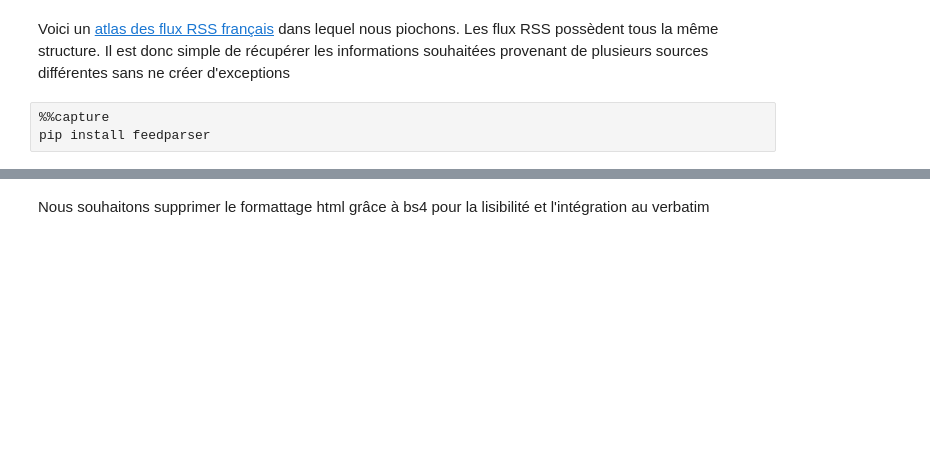
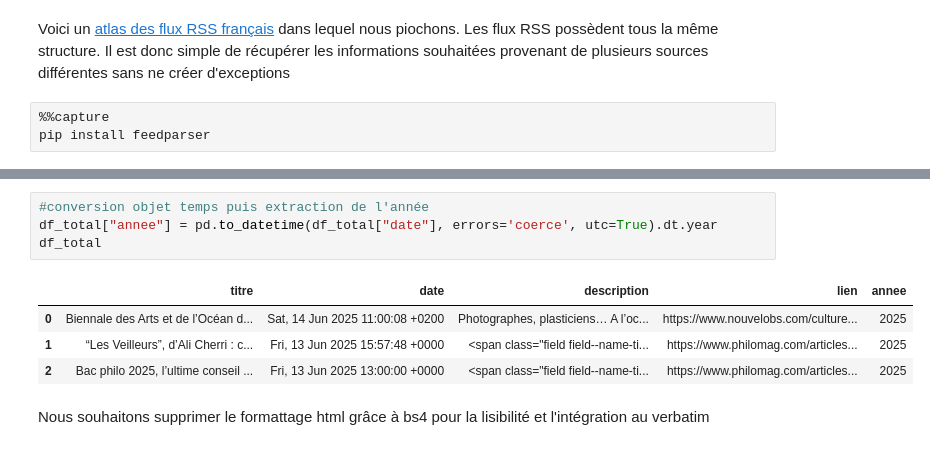
Before and after one commit to Aminata-Dev/L-observatoire-du-mot, a Jupyter notebook: rapport_explications_du_projet.ipynb, the cells around one changed output, grey strips where cells are left out. Cells and saved outputs as stored; diff of their text form; blank space fills up the shorter version.

```diff
--- a/main.ipynb
+++ b/rapport_explications_du_projet.ipynb
@@ -881,3 +903,12 @@ df_total
+# %%
+#conversion objet temps puis extraction de l'année
+df_total["annee"] = pd.to_datetime(df_total["date"], errors='coerce', utc=True).dt.year
+df_total
+# %% [output]
+|  | titre | date | description | lien | annee |
+| 0 | Biennale des Arts et de l’Océan d... | Sat, 14 Jun 2025 11:00:08 +0200 | Photographes, plasticiens… A l’oc... | https://www.nouvelobs.com/culture... | 2025 |
+| 1 | “Les Veilleurs”, d’Ali Cherri : c... | Fri, 13 Jun 2025 15:57:48 +0000 | <span class="field field--name-ti... | https://www.philomag.com/articles... | 2025 |
+| 2 | Bac philo 2025, l’ultime conseil ... | Fri, 13 Jun 2025 13:00:00 +0000 | <span class="field field--name-ti... | https://www.philomag.com/articles... | 2025 |
 # %% [markdown]
 Nous souhaitons supprimer le formattage html grâce à bs4 pour la lisibilité et l'intégration au verbatim
 # %%
```
Also changed, not shown: parts of 11 cells of this notebook, 4 other files.
